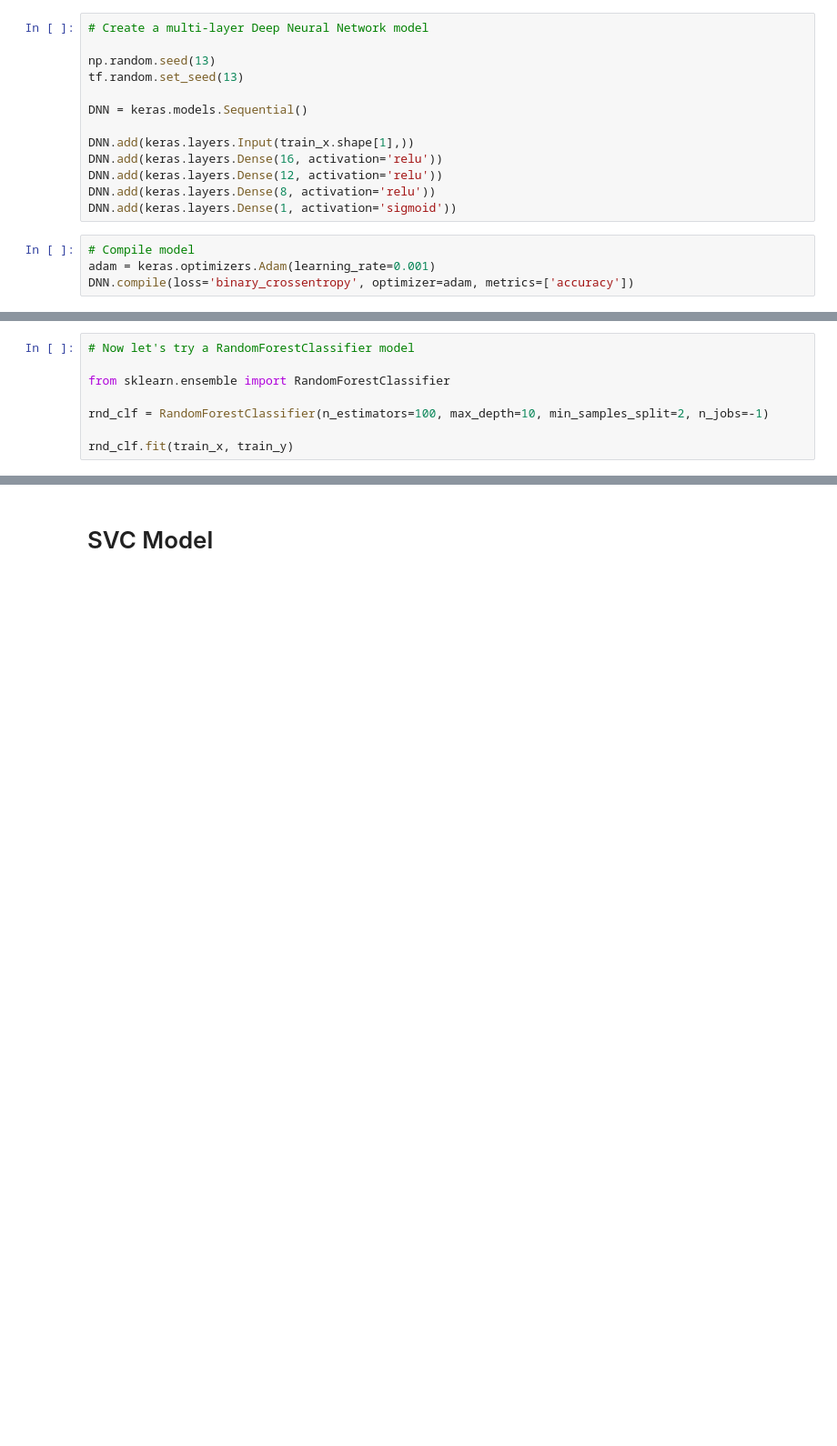
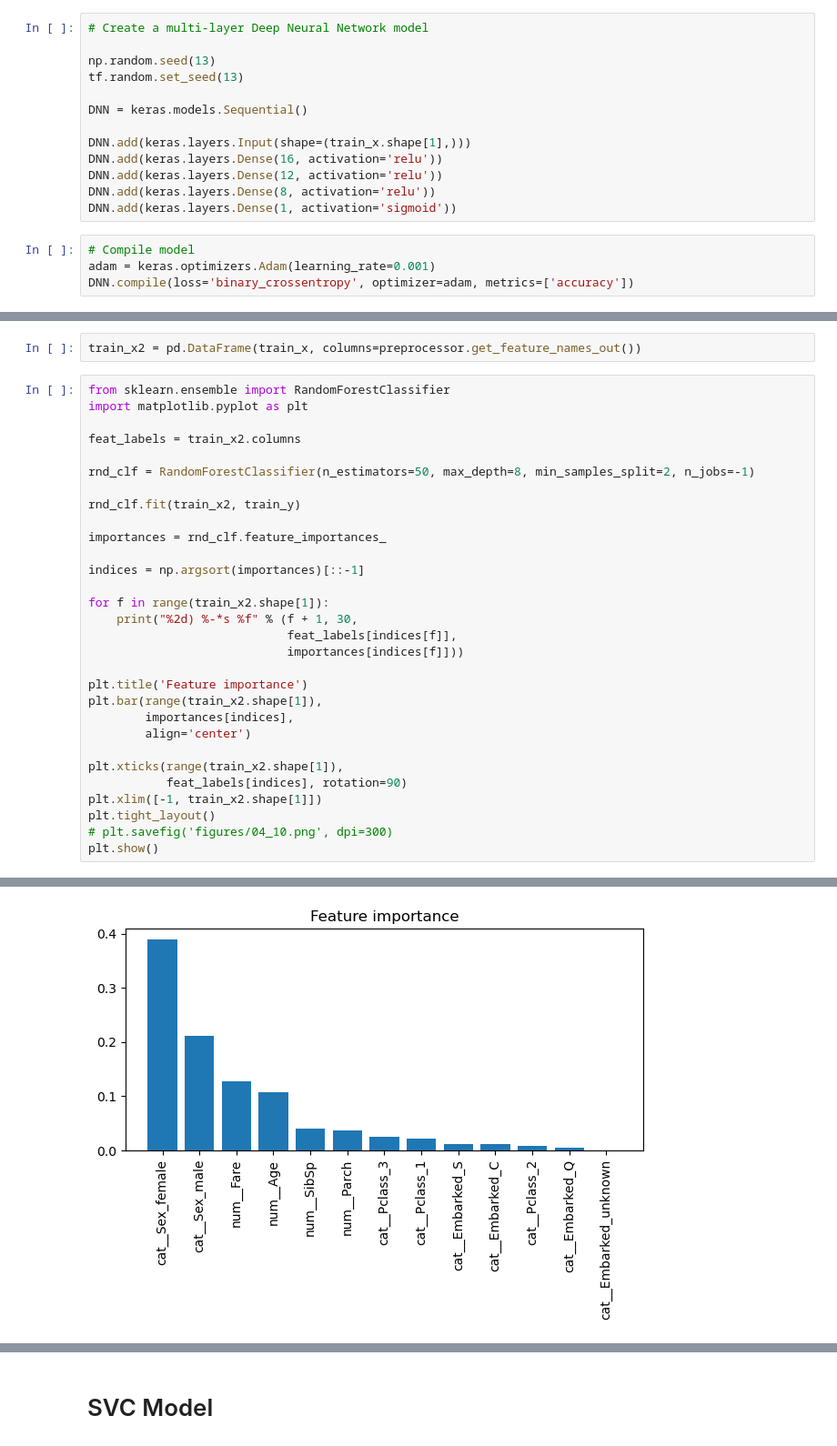
Before and after one commit to ChadUSF/DSDP, a Jupyter notebook: Titanic/Titanic.ipynb, the cells around one changed output, grey strips where cells are left out. Shown at 91% size. Cells and saved outputs as stored; diff of their text form; blank space fills up the shorter version.

```diff
--- a/Titanic/Titanic.ipynb
+++ b/Titanic/Titanic.ipynb
@@ -271,7 +259,7 @@ tf.random.set_seed(13)
 
 DNN = keras.models.Sequential()
 
-DNN.add(keras.layers.Input(train_x.shape[1],))
+DNN.add(keras.layers.Input(shape=(train_x.shape[1],)))
 DNN.add(keras.layers.Dense(16, activation='relu'))
 DNN.add(keras.layers.Dense(12, activation='relu'))
 DNN.add(keras.layers.Dense(8, activation='relu'))
@@ -331,9 +321,33 @@ Test accuracy: 87.56%
+# %%
+train_x2 = pd.DataFrame(train_x, columns=preprocessor.get_feature_names_out())
 # %%
-# Now let's try a RandomForestClassifier model
+from sklearn.ensemble import RandomForestClassifier
+import matplotlib.pyplot as plt
 
-from sklearn.ensemble import RandomForestClassifier
+feat_labels = train_x2.columns
 
-rnd_clf = RandomForestClassifier(n_estimators=100, max_depth=10, min_samples_split=2, n_jobs=-1)
+rnd_clf = RandomForestClassifier(n_estimators=50, max_depth=8, min_samples_split=2, n_jobs=-1)
 
-rnd_clf.fit(train_x, train_y)
+rnd_clf.fit(train_x2, train_y)
+
+importances = rnd_clf.feature_importances_
+
+indices = np.argsort(importances)[::-1]
+
+for f in range(train_x2.shape[1]):
+    print("%2d) %-*s %f" % (f + 1, 30,
+                            feat_labels[indices[f]],
+                            importances[indices[f]]))
+
+plt.title('Feature importance')
+plt.bar(range(train_x2.shape[1]),
+        importances[indices],
+        align='center')
+
+plt.xticks(range(train_x2.shape[1]),
+           feat_labels[indices], rotation=90)
+plt.xlim([-1, train_x2.shape[1]])
+plt.tight_layout()
+# plt.savefig('figures/04_10.png', dpi=300)
+plt.show()
 # %% [output]
@@ -341,2 +367,3 @@ RandomForestClassifier(max_depth=10, n_jobs=-1)
+[figure, added]
 # %%
 train_y_pred = rnd_clf.predict(train_x)
```
Also changed, not shown: parts of 70 cells of this notebook.
